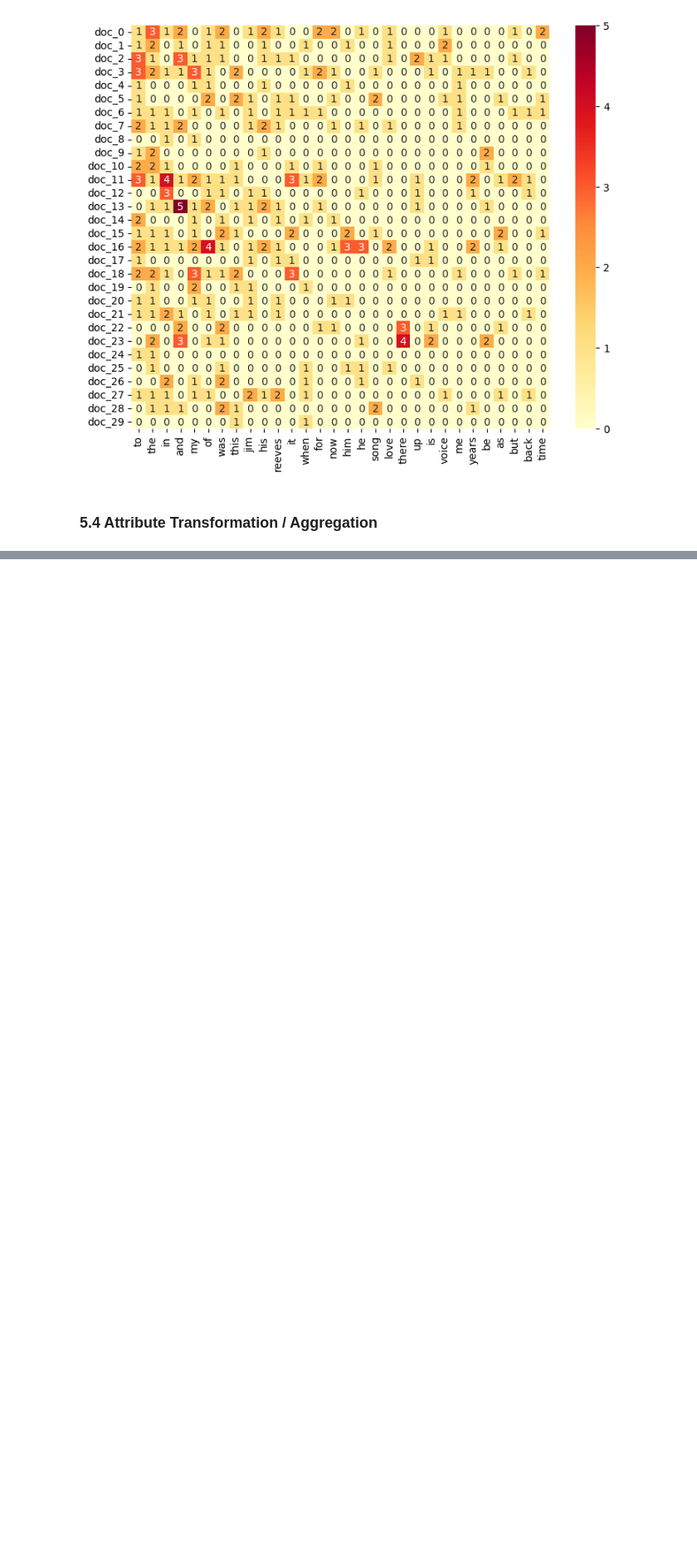
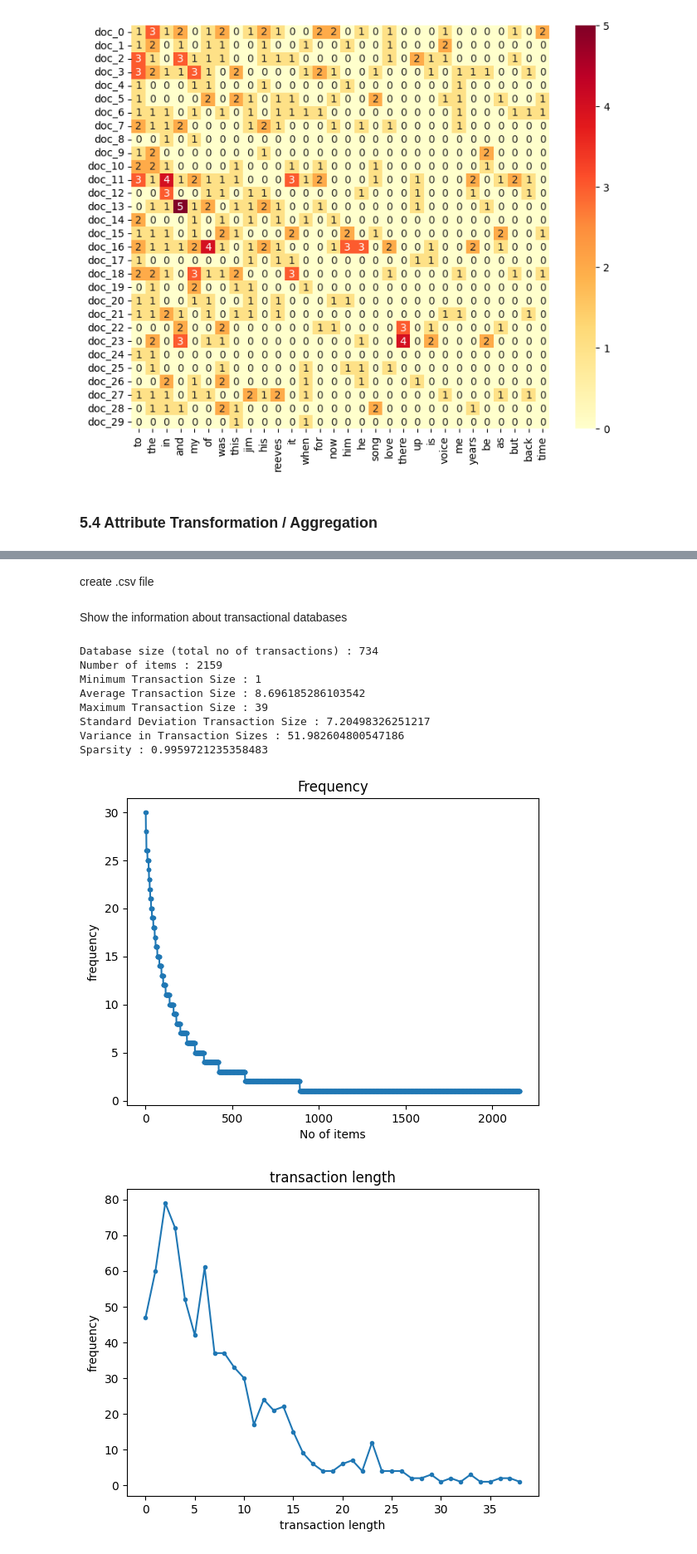
Before and after one commit to JamesHsu1221/DM2024-Lab1-Homework, a Jupyter notebook: DM2024-Lab1-Homework.ipynb, the cells around one changed output, grey strips where cells are left out. Shown at 83% size. Cells and saved outputs as stored; diff of their text form; code cells hidden in the pictures; blank space fills up the shorter version.

```diff
--- a/DM2024-Lab1-Homework.ipynb
+++ b/DM2024-Lab1-Homework.ipynb
@@ -553,0 +795,2 @@ ax = sns.heatmap(Q11_df,
+# %% [markdown]
+create .csv file
@@ -553,0 +808,19 @@ ax = sns.heatmap(Q11_df,
+# %% [markdown]
+Show the information about transactional databases
+# %%
+from PAMI.extras.dbStats import TransactionalDatabase as tds
+obj = tds.TransactionalDatabase('td_freq_db_nostalgia.csv')
+obj.run()
+obj.printStats()
+obj.plotGraphs()
+# %% [output]
+Database size (total no of transactions) : 734
+Number of items : 2159
+Minimum Transaction Size : 1
+Average Transaction Size : 8.696185286103542
+Maximum Transaction Size : 39
+Standard Deviation Transaction Size : 7.20498326251217
+Variance in Transaction Sizes : 51.982604800547186
+Sparsity : 0.9959721235358483
+[figure, added]
+[figure, added]
```
Also changed, not shown: parts of 51 cells of this notebook.
